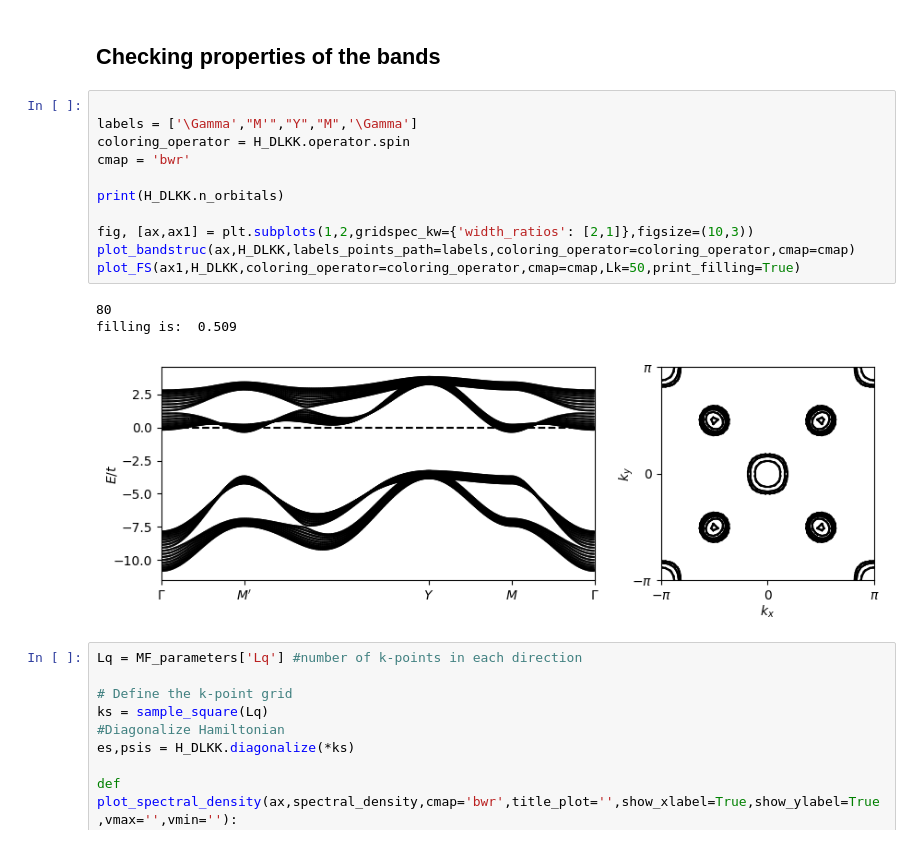
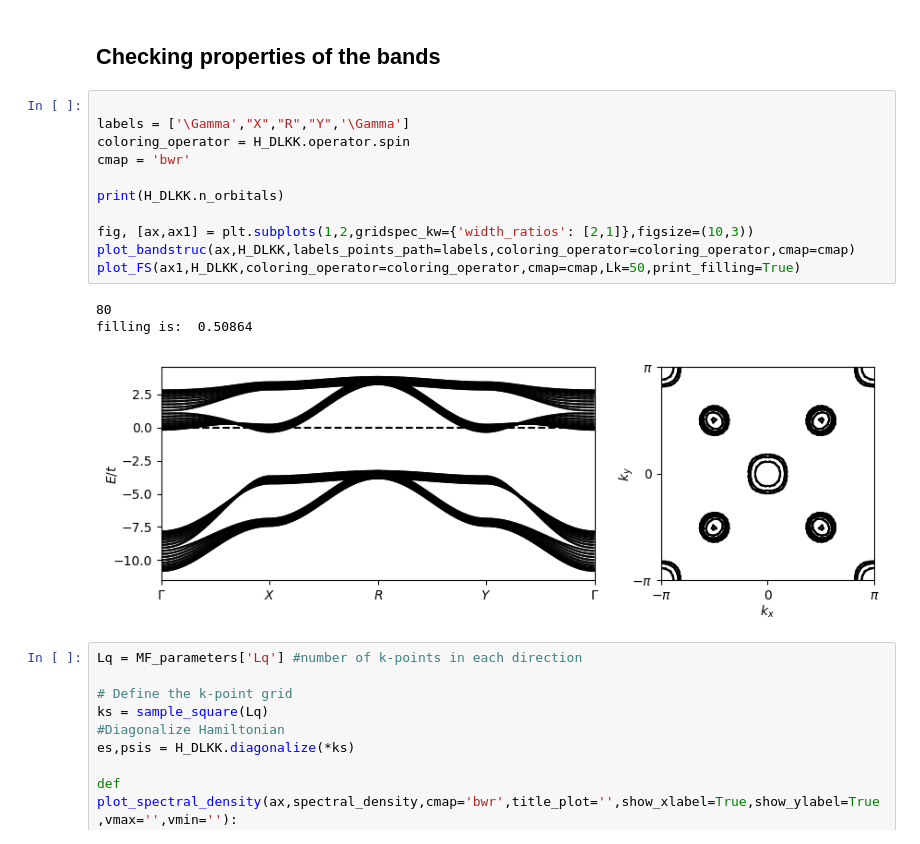
Before and after one commit to dpreuo/alter_surf, a Jupyter notebook: MF_surface_DLKK.ipynb, the cells around one changed output. Saved outputs shown, nothing was run; the diff lists cells and outputs as text.

```diff
--- a/MF_surface_DLKK.ipynb
+++ b/MF_surface_DLKK.ipynb
@@ -143,19 +146,19 @@ Lowest energy state:  AM
 ## Checking properties of the bands
 # %%
 
-labels = ['\Gamma',"M'","Y","M",'\Gamma']
+labels = ['\Gamma',"X","R","Y",'\Gamma']
 coloring_operator = H_DLKK.operator.spin
 cmap = 'bwr'
 
 print(H_DLKK.n_orbitals)
 
 fig, [ax,ax1] = plt.subplots(1,2,gridspec_kw={'width_ratios': [2,1]},figsize=(10,3))
 plot_bandstruc(ax,H_DLKK,labels_points_path=labels,coloring_operator=coloring_operator,cmap=cmap)
 plot_FS(ax1,H_DLKK,coloring_operator=coloring_operator,cmap=cmap,Lk=50,print_filling=True)
 # %% [output]
 80
-filling is:  0.509
+filling is:  0.50864
-[figure, old version]
+[figure, new version]
 # %%
 Lq = MF_parameters['Lq'] #number of k-points in each direction
 
```
Also changed, not shown: parts of 4 cells of this notebook, 4 other files.
